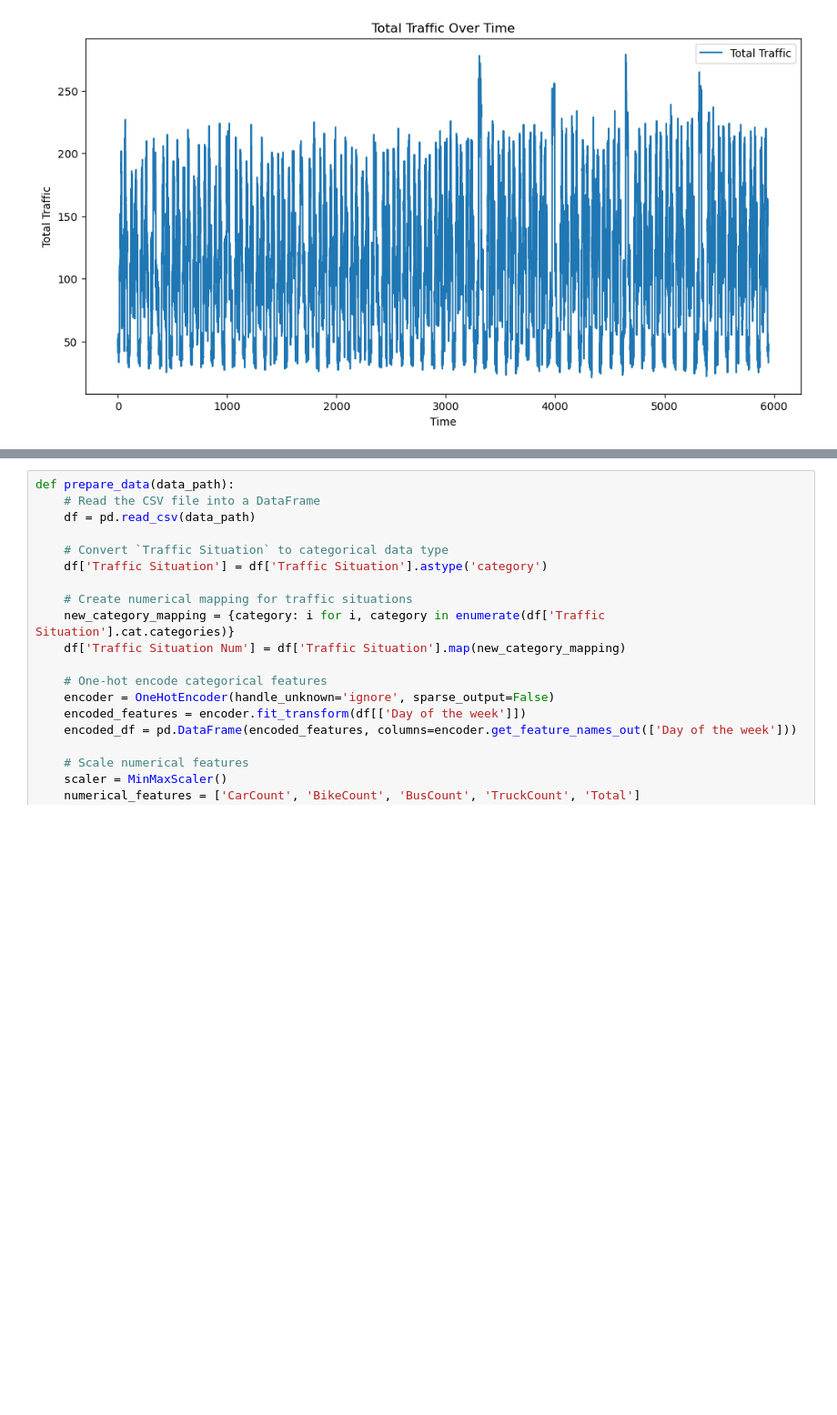
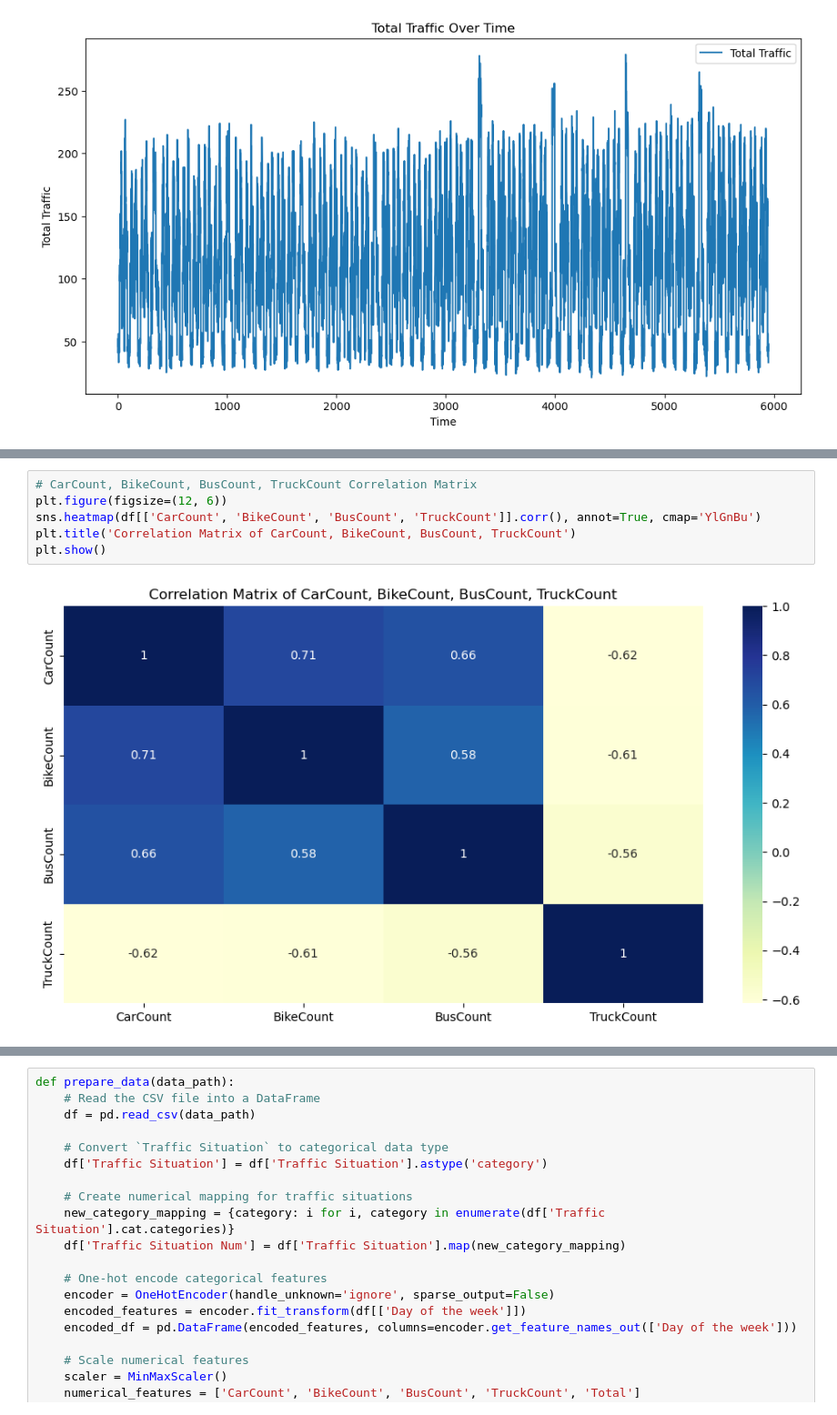
Before and after one commit to TheOctoMizer/AAI-530-Project, a Jupyter notebook: train_lstm.ipynb, the cells around one changed output, grey strips where cells are left out. Shown at 91% size. Saved outputs shown, nothing was run; the diff lists cells and outputs as text; blank space fills up the shorter version.

```diff
--- a/train_lstm.ipynb
+++ b/train_lstm.ipynb
@@ -80,0 +103,8 @@ plt.show()
+# %%
+# CarCount, BikeCount, BusCount, TruckCount Correlation Matrix
+plt.figure(figsize=(12, 6))
+sns.heatmap(df[['CarCount', 'BikeCount', 'BusCount', 'TruckCount']].corr(), annot=True, cmap='YlGnBu')
+plt.title('Correlation Matrix of CarCount, BikeCount, BusCount, TruckCount')
+plt.show()
+# %% [output]
+[figure, added]
```
Also changed, not shown: parts of 3 cells of this notebook.
